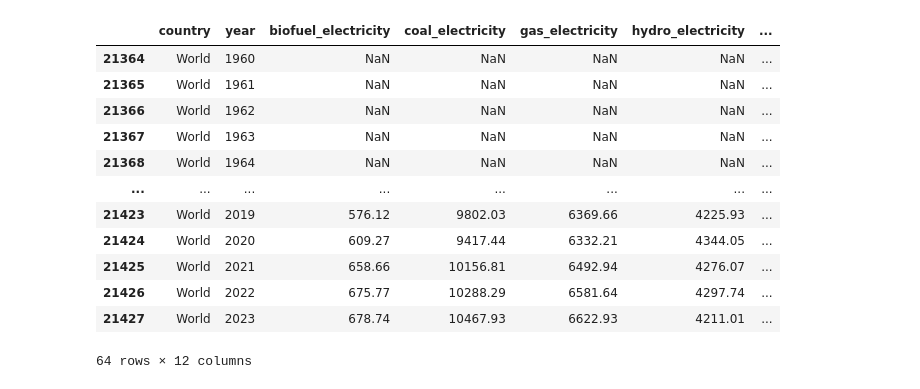
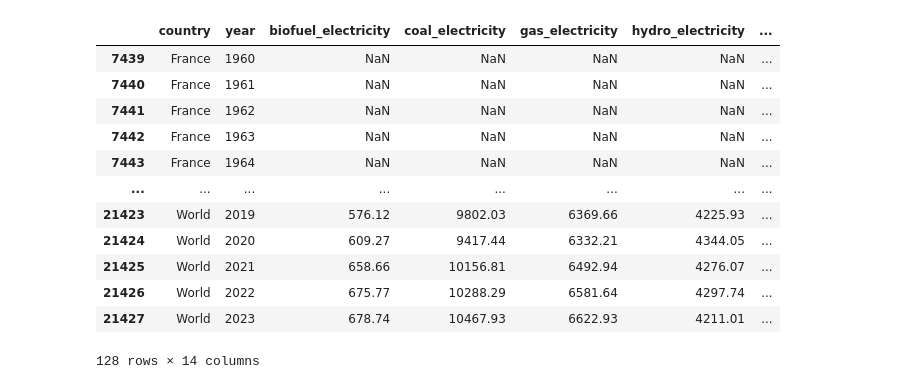
Before and after one commit to chrisdscholz/209R_projects, a Jupyter notebook: Project 2/Project2.ipynb, the cells around one changed output. Saved outputs shown, nothing was run; the diff lists cells and outputs as text; code cells hidden in the pictures.

```diff
--- a/Project 2/Project2.ipynb
+++ b/Project 2/Project2.ipynb
@@ -29,22 +13,23 @@ array(['ASEAN (Ember)', 'Afghanistan', 'Africa', 'Africa (EI)',
 # %%
-filteredDF = rawDF[(rawDF["country"] == "World") & (rawDF["year"] >= 1960)]
+#initial filtering and transformation for visual 1
+filteredDF = rawDF[((rawDF["country"] == "France") | (rawDF["country"] == "World")) & (rawDF["year"] >= 1960)]
 filteredDF = filteredDF[["country", "year", "biofuel_electricity", "coal_electricity", "gas_electricity", "hydro_electricity", "nuclear_electricity",
-                         "oil_electricity", "solar_electricity", "wind_electricity", "electricity_generation"]]
+                         "oil_electricity", "solar_electricity", "wind_electricity", "electricity_generation", "electricity_demand", "renewables_electricity"]]
 
 genCols = ["biofuel_electricity", "coal_electricity", "gas_electricity", "hydro_electricity", "nuclear_electricity", "oil_electricity", "solar_electricity", "wind_electricity"]
 filteredDF["calc_total"] = filteredDF[genCols].sum(axis=1)
 filteredDF
 # %% [output]
 |  | country | year | biofuel_electricity | coal_electricity | gas_electricity | hydro_electricity | ... |
-| 21364 | World | 1960 | NaN | NaN | NaN | NaN | ... |
-| 21365 | World | 1961 | NaN | NaN | NaN | NaN | ... |
-| 21366 | World | 1962 | NaN | NaN | NaN | NaN | ... |
-| 21367 | World | 1963 | NaN | NaN | NaN | NaN | ... |
-| 21368 | World | 1964 | NaN | NaN | NaN | NaN | ... |
+| 7439 | France | 1960 | NaN | NaN | NaN | NaN | ... |
+| 7440 | France | 1961 | NaN | NaN | NaN | NaN | ... |
+| 7441 | France | 1962 | NaN | NaN | NaN | NaN | ... |
+| 7442 | France | 1963 | NaN | NaN | NaN | NaN | ... |
+| 7443 | France | 1964 | NaN | NaN | NaN | NaN | ... |
 | ... | ... | ... | ... | ... | ... | ... | ... |
 | 21423 | World | 2019 | 576.12 | 9802.03 | 6369.66 | 4225.93 | ... |
 | 21424 | World | 2020 | 609.27 | 9417.44 | 6332.21 | 4344.05 | ... |
 | 21425 | World | 2021 | 658.66 | 10156.81 | 6492.94 | 4276.07 | ... |
 | 21426 | World | 2022 | 675.77 | 10288.29 | 6581.64 | 4297.74 | ... |
 | 21427 | World | 2023 | 678.74 | 10467.93 | 6622.93 | 4211.01 | ... |
-64 rows × 12 columns
+128 rows × 14 columns
```
Also changed, not shown: parts of 13 cells of this notebook.
